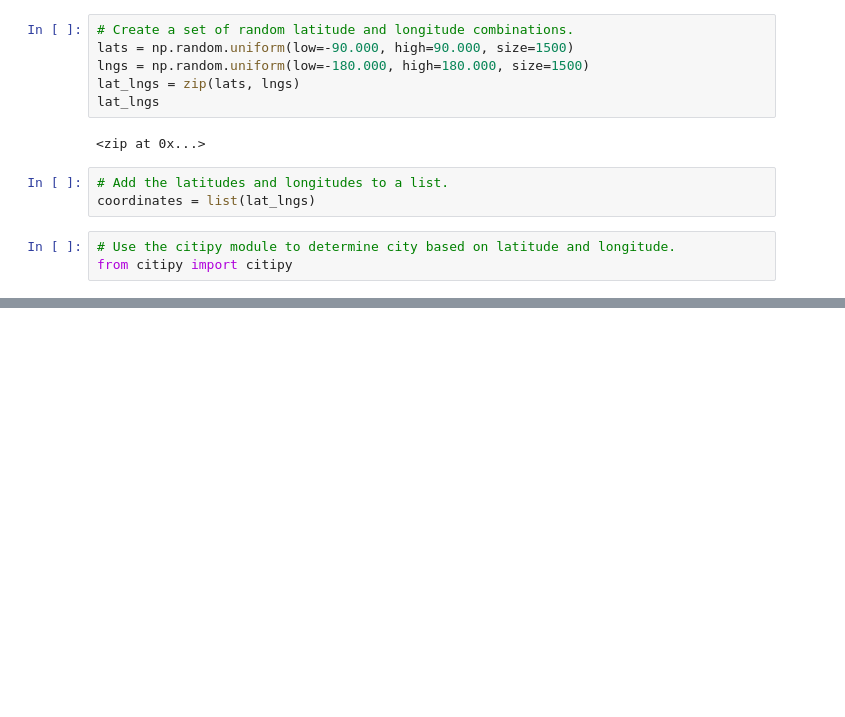
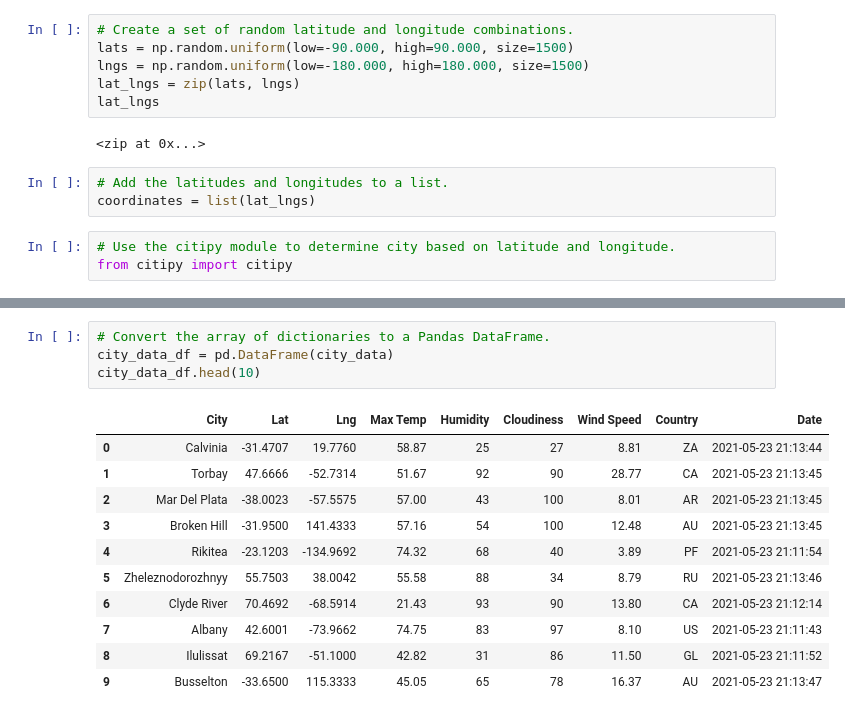
Before and after one commit to sjpozzuoli/World_Weather_Analysis, a Jupyter notebook: WeatherPy.ipynb, the cells around one changed output, grey strips where cells are left out. Saved outputs shown, nothing was run; the diff lists cells and outputs as text; blank space fills up the shorter version.

```diff
--- a/WeatherPy.ipynb
+++ b/WeatherPy.ipynb
@@ -33,0 +124,16 @@ len(cities)
+# %%
+# Convert the array of dictionaries to a Pandas DataFrame.
+city_data_df = pd.DataFrame(city_data)
+city_data_df.head(10)
+# %% [output]
+|  | City | Lat | Lng | Max Temp | Humidity | Cloudiness | Wind Speed | Country | Date |
+| 0 | Calvinia | -31.4707 | 19.7760 | 58.87 | 25 | 27 | 8.81 | ZA | 2021-05-23 21:13:44 |
+| 1 | Torbay | 47.6666 | -52.7314 | 51.67 | 92 | 90 | 28.77 | CA | 2021-05-23 21:13:45 |
+| 2 | Mar Del Plata | -38.0023 | -57.5575 | 57.00 | 43 | 100 | 8.01 | AR | 2021-05-23 21:13:45 |
+| 3 | Broken Hill | -31.9500 | 141.4333 | 57.16 | 54 | 100 | 12.48 | AU | 2021-05-23 21:13:45 |
+| 4 | Rikitea | -23.1203 | -134.9692 | 74.32 | 68 | 40 | 3.89 | PF | 2021-05-23 21:11:54 |
+| 5 | Zheleznodorozhnyy | 55.7503 | 38.0042 | 55.58 | 88 | 34 | 8.79 | RU | 2021-05-23 21:13:46 |
+| 6 | Clyde River | 70.4692 | -68.5914 | 21.43 | 93 | 90 | 13.80 | CA | 2021-05-23 21:12:14 |
+| 7 | Albany | 42.6001 | -73.9662 | 74.75 | 83 | 97 | 8.10 | US | 2021-05-23 21:11:43 |
+| 8 | Ilulissat | 69.2167 | -51.1000 | 42.82 | 31 | 86 | 11.50 | GL | 2021-05-23 21:11:52 |
+| 9 | Busselton | -33.6500 | 115.3333 | 45.05 | 65 | 78 | 16.37 | AU | 2021-05-23 21:13:47 |
```
Also changed, not shown: parts of 6 cells of this notebook.
